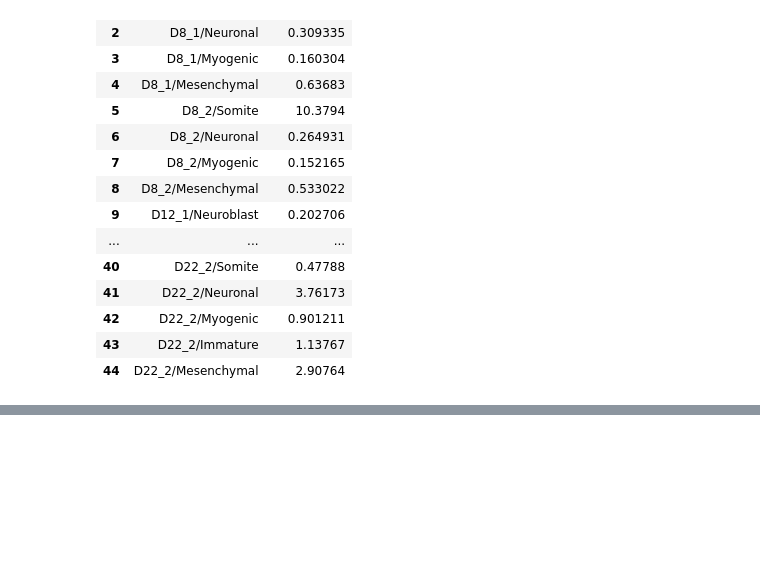
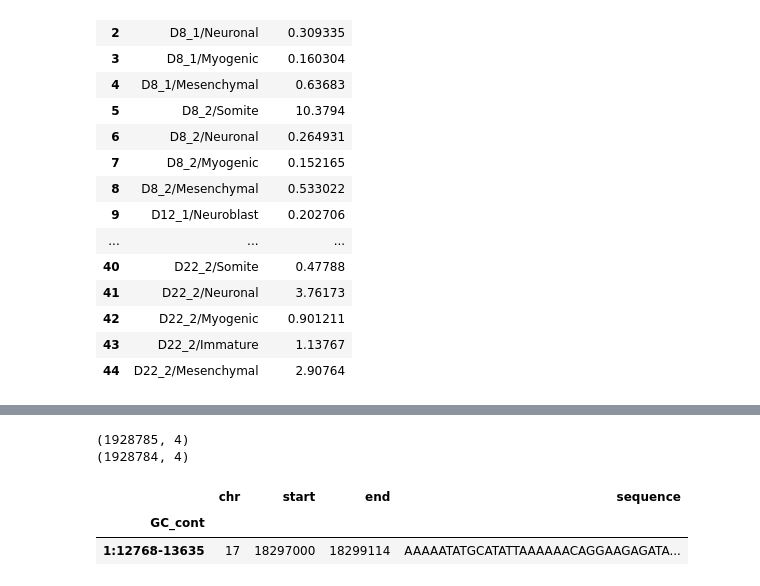
Before and after one commit to alexiaDorm/master-thesis, a Jupyter notebook: src/test.ipynb, the cells around one changed output, grey strips where cells are left out. Cells and saved outputs as stored; diff of their text form; code cells hidden in the pictures; blank space fills up the shorter version.

```diff
--- a/src/test.ipynb
+++ b/src/test.ipynb
@@ -112,0 +205,20 @@ coverage
+# %%
+#Iterate over peak and match each peak to a background region in term of GC content
+matched_back = locations.iloc[:0,:].copy()
+for i,p in peaks.iterrows():
+
+    if str(p.GC_cont) in locations.index:
+        loc_idx = np.where(locations.index == str(p.GC_cont))[0][0]
+        matched_back.loc[i] = locations.iloc[loc_idx]
+
+        #Without replacment, remove the drawn background region
+        matched_mask = [True]*locations.shape[0]; matched_mask[loc_idx] = False
+        locations = locations[matched_mask]
+
+matched_back
+# %% [output]
+(1928785, 4)
+(1928784, 4)
+|  | chr | start | end | sequence |
+| GC_cont |  |  |  |  |
+| 1:12768-13635 | 17 | 18297000 | 18299114 | AAAAATATGCATATTAAAAAACAGGAAGAGATA... |
```
Also changed, not shown: parts of 8 cells of this notebook, 4 other files.
